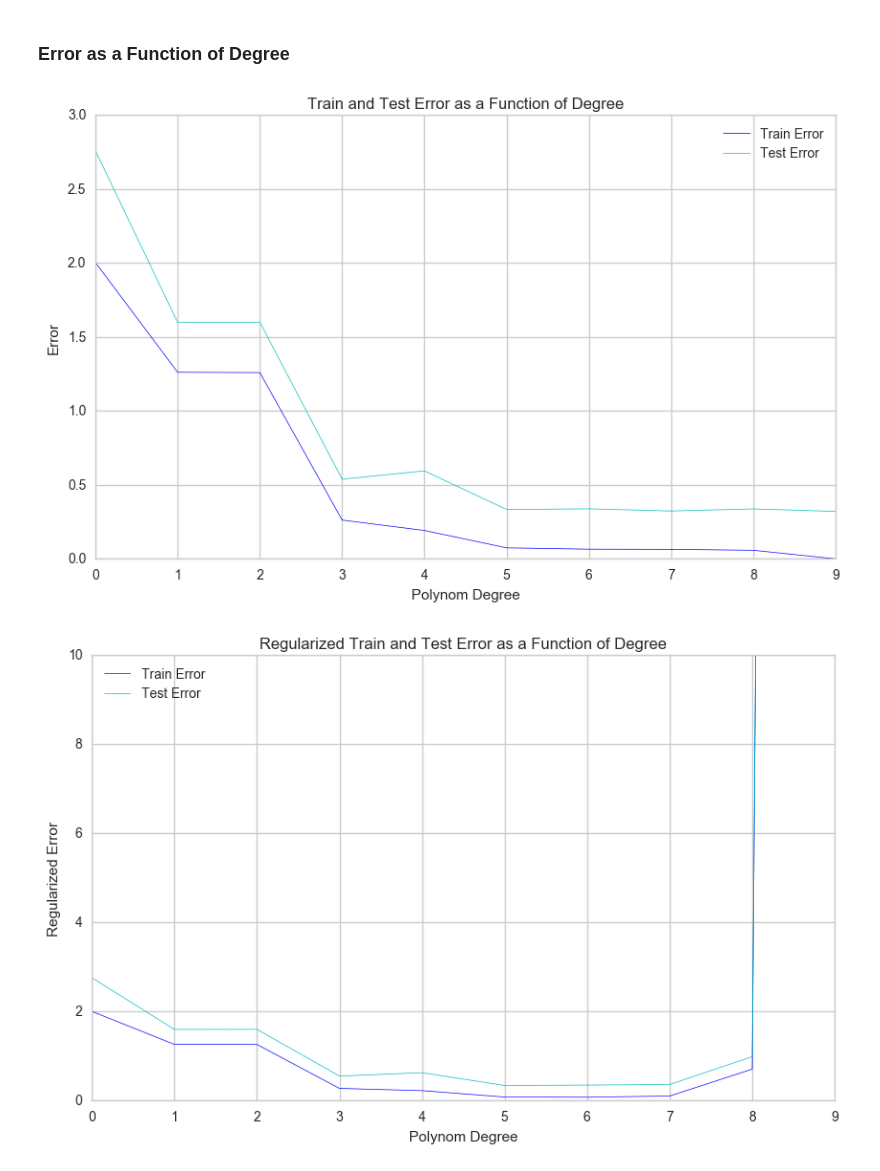
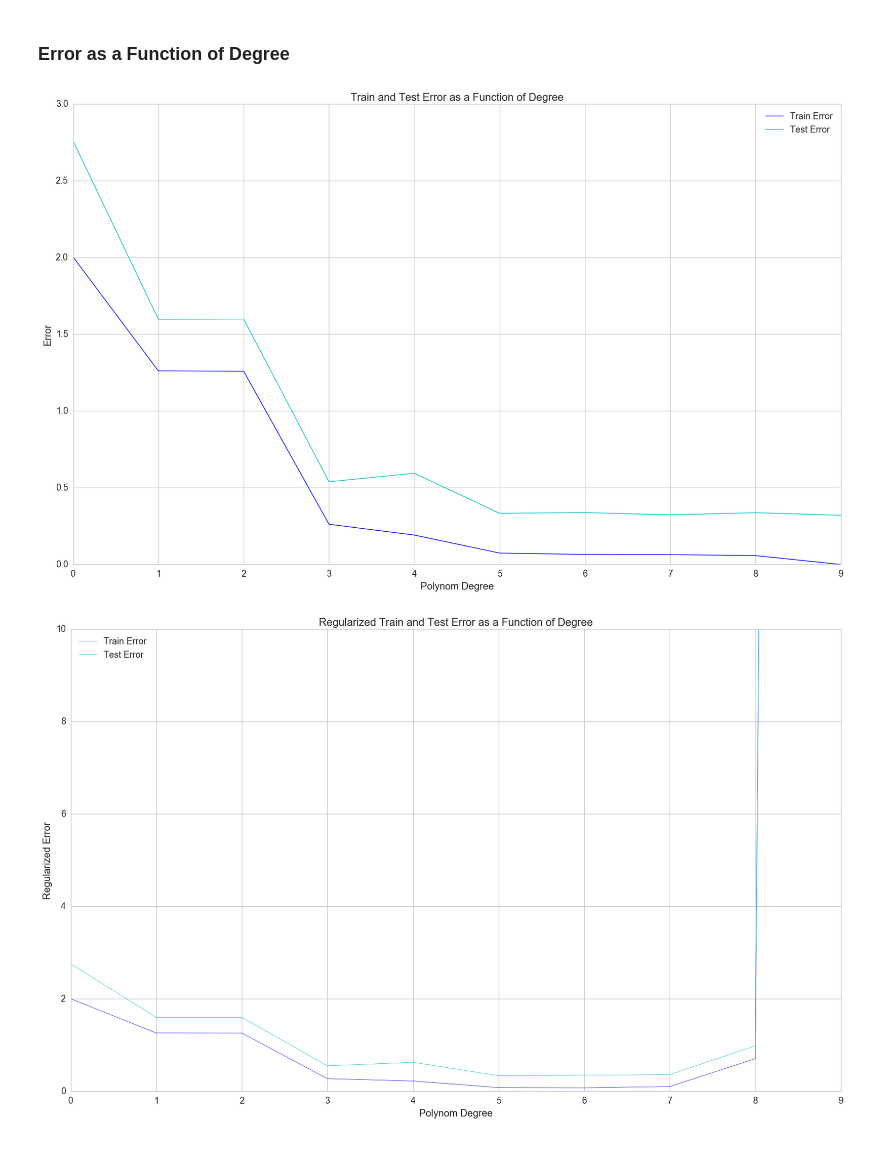
Before and after one commit to csizsek/machine-learning, a Jupyter notebook: 02_linear_methods_for_regression/polynomial_curve_fitting.ipynb, the cells around one changed output. Saved outputs shown, nothing was run; the diff lists cells and outputs as text; code cells hidden in the pictures.

```diff
--- a/02_linear_methods_for_regression/polynomial_curve_fitting.ipynb
+++ b/02_linear_methods_for_regression/polynomial_curve_fitting.ipynb
@@ -28,10 +28,13 @@ np.random.seed(1337)
 
 %matplotlib inline
 
-sns.set(font_scale=1.0)
-mpl.rcParams['figure.figsize'] = 10, 6
+sns.set(font_scale=1.3)
+mpl.rcParams['figure.figsize'] = 20, 12
 sns.set_style('whitegrid')
 sns.set_palette(sns.color_palette('muted'))
+
+linewidth = 1.0
+dotsize = 15
 # %%
 from sklearn.preprocessing import PolynomialFeatures
 from sklearn import linear_model
@@ -212,14 +215,14 @@ for i in degrees:
     test_errors.append(error(test.x.values, test.y.values, poly))
     test_reg_errors.append(regularized_error(test.x.values, test.y.values, poly, reg_coeff))
 # %%
-_ = plt.plot(degrees, train_errors, 'b-', linewidth=0.5, label='Train Error')
-_ = plt.plot(degrees, test_errors, 'c-', linewidth=0.5, label='Test Error')
+_ = plt.plot(degrees, train_errors, 'b-', linewidth=linewidth, label='Train Error')
+_ = plt.plot(degrees, test_errors, 'c-', linewidth=linewidth, label='Test Error')
 _ = plt.xlabel('Polynom Degree')
 _ = plt.ylabel('Error')
 _ = plt.title('Train and Test Error as a Function of Degree')
 _ = plt.legend()
 # %% [output]
-[figure, old version]
+[figure, new version]
 # %%
 _ = plt.plot(degrees, train_reg_errors, 'b-', linewidth=0.5, label='Train Error')
 _ = plt.plot(degrees, test_reg_errors, 'c-', linewidth=0.5, label='Test Error')
@@ -230,4 +233,4 @@ _ = plt.ylabel('Regularized Error')
 _ = plt.title('Regularized Train and Test Error as a Function of Degree')
 _ = plt.legend(loc='upper left')
 # %% [output]
-[figure, old version]
+[figure, new version]
```
Also changed, not shown: parts of 4 cells of this notebook, 6 other files.
